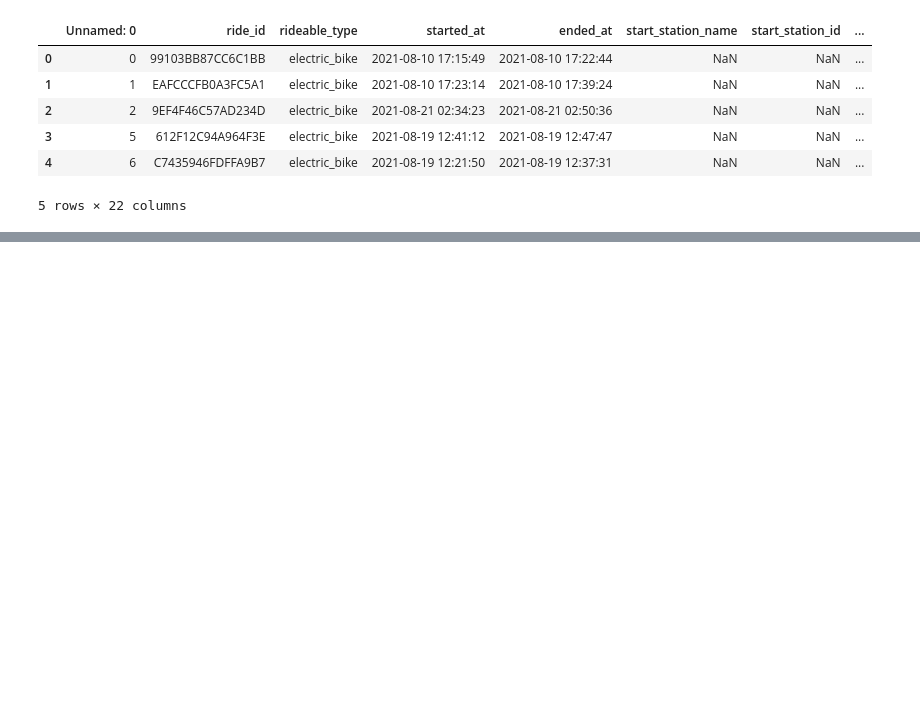
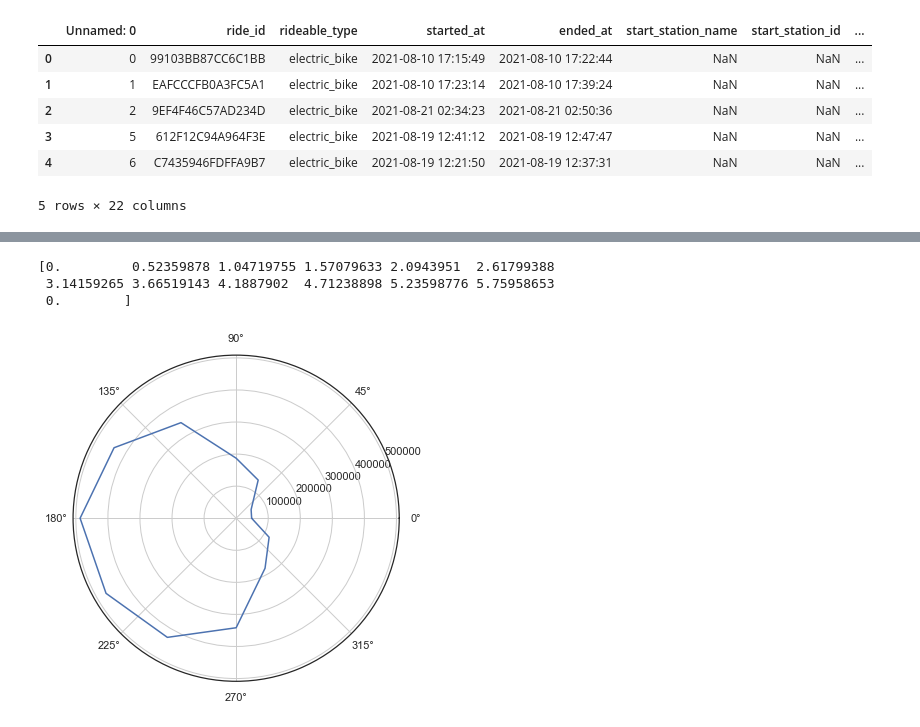
Before and after one commit to psyrgkan/Bikes-Visualization, a Jupyter notebook: clean_bikes.ipynb, the cells around one changed output, grey strips where cells are left out. Cells and saved outputs as stored; diff of their text form; code cells hidden in the pictures; blank space fills up the shorter version.

```diff
--- a/clean_bikes.ipynb
+++ b/clean_bikes.ipynb
@@ -133,0 +148,19 @@ bikes.head()
+# %%
+monthly_bikes = bikes['Month'].value_counts()
+angles=np.linspace(0,2*np.pi,len(monthly_bikes), endpoint=False)
+angles=np.concatenate((angles,[angles[0]]))
+print(angles)
+monthly_bikes = pd.DataFrame(monthly_bikes.sort_index())
+monthly_bikes.reset_index(inplace=True)
+monthly_bikes = monthly_bikes.append({'Month':48289, 'index': 1}, ignore_index=True)
+# %% [output]
+[0.         0.52359878 1.04719755 1.57079633 2.0943951  2.61799388
+ 3.14159265 3.66519143 4.1887902  4.71238898 5.23598776 5.75958653
+ 0.        ]
+# %%
+fig=plt.figure(figsize=(6,6))
+ax=fig.add_subplot(polar=True)
+ax.plot(angles,monthly_bikes['Month'])
+plt.show()
+# %% [output]
+[figure, added]
```
Also changed, not shown: parts of 9 cells of this notebook, 6 other files.
